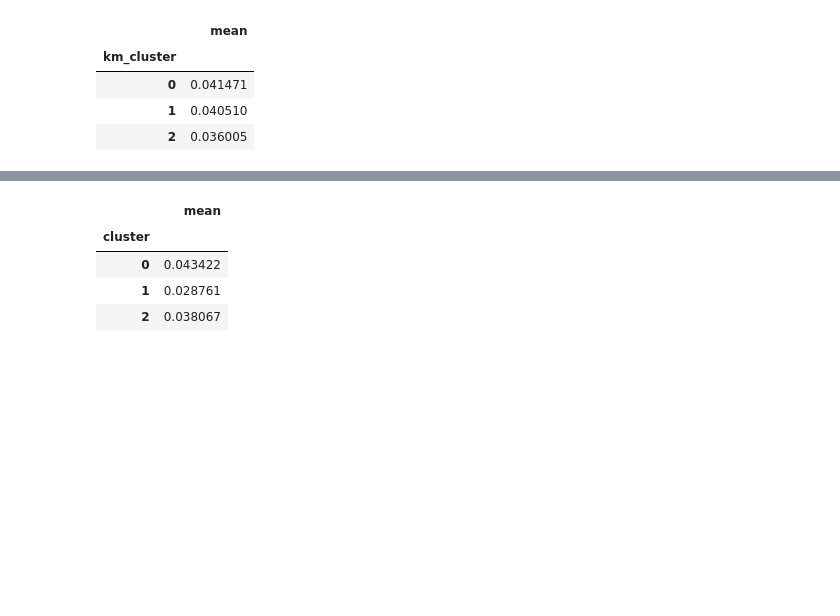
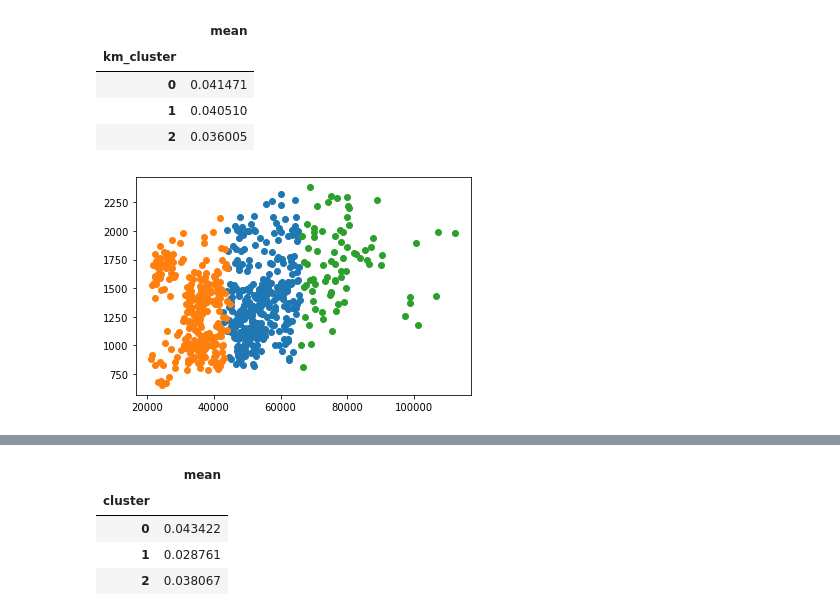
Before and after one commit to TheAidanAu/zillow_rent_index, a Jupyter notebook: JOHN/notebooks/subset_clustering.ipynb, the cells around one changed output, grey strips where cells are left out. Saved outputs shown, nothing was run; the diff lists cells and outputs as text; code cells hidden in the pictures; blank space fills up the shorter version.

Commit message:
made scatterplots

```diff
--- a/JOHN/notebooks/subset_clustering.ipynb
+++ b/JOHN/notebooks/subset_clustering.ipynb
@@ -113,3 +115,17 @@ total_merge_km = total_merge_km.rename(columns = {'index':'zipcode'})
 # fig.show()
 # %%
 fig.write_image("../images/tetris.png")
+# %%
+
+cluster_0_km = total_merge_km[total_merge_km['km_cluster'] == 0]
+cluster_1_km = total_merge_km[total_merge_km['km_cluster'] == 1]
+cluster_2_km = total_merge_km[total_merge_km['km_cluster'] == 2]
+# %%
+plt.figure()
+plt.scatter(cluster_0_km['median_income'], cluster_0_km.Monthly_Avg_Zip)
+plt.scatter(cluster_1_km['median_income'], cluster_1_km.Monthly_Avg_Zip)
+plt.scatter(cluster_2_km['median_income'], cluster_2_km.Monthly_Avg_Zip)
+plt.savefig('../images/tetris4.png',  bbox_inches='tight')
+plt.show()
+# %% [output]
+[figure, added]
```
Also changed, not shown: parts of 5 cells of this notebook, 4 other files.
